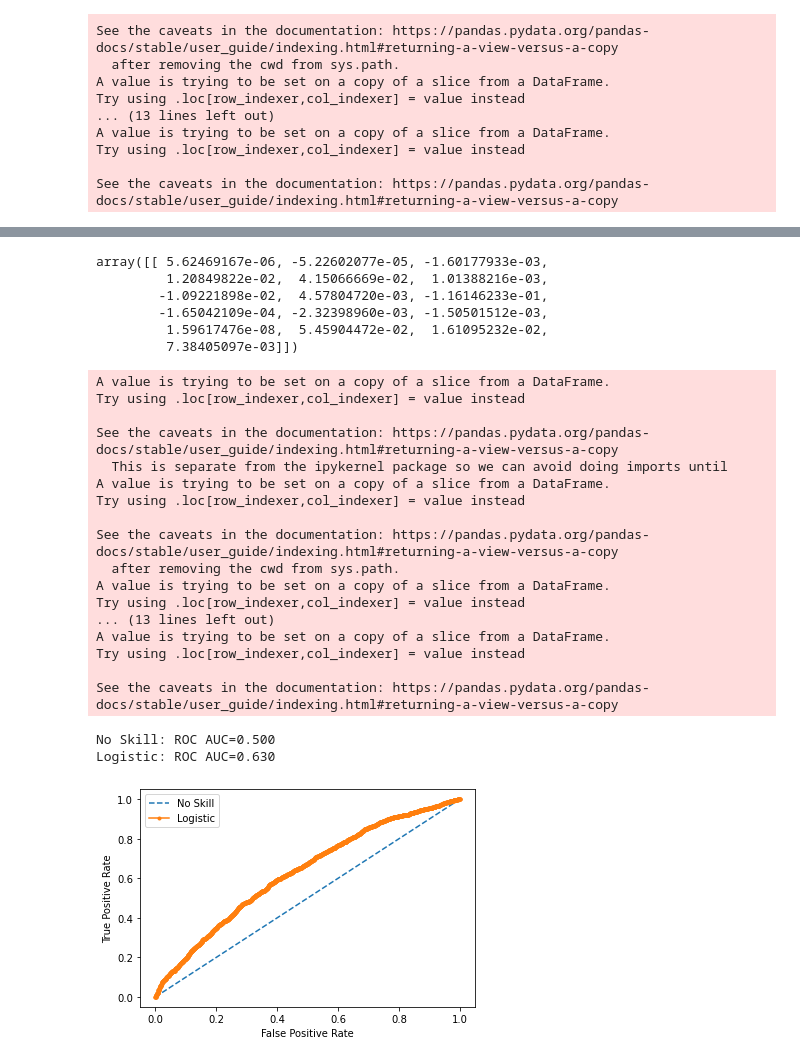
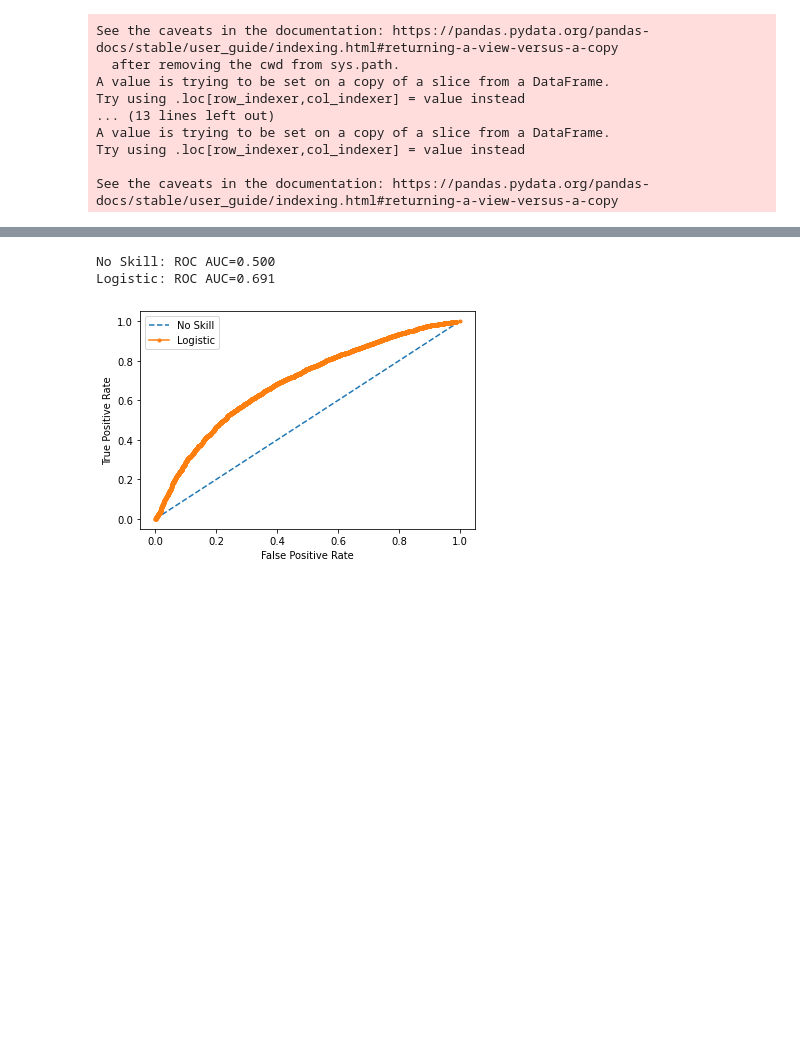
Before and after one commit to MarlonFacey/LoanDataLogReg, a Jupyter notebook: Loan Data EDA.ipynb, the cells around one changed output, grey strips where cells are left out. Saved outputs shown, nothing was run; the diff lists cells and outputs as text; code cells hidden in the pictures; blank space fills up the shorter version.

Commit message:
Cleaned up code, made it more correct as well

```diff
--- a/Loan Data EDA.ipynb
+++ b/Loan Data EDA.ipynb
@@ -28,7 +31,7 @@ small_dataset = full_dataset[-100000:]
 # %%
 columns = ['annual_inc', 'chargeoff_within_12_mths', 'delinq_2yrs', 'dti', 'emp_length', 'emp_title', 'funded_amnt',
            'home_ownership', 'inq_last_6mths', 'installment', 'int_rate', 'issue_d', 'loan_amnt', 'pub_rec',
-           'pub_rec_bankruptcies', 'revol_bal', 'term', 'total_acc', 'verification_status', 'loan_status']
+           'pub_rec_bankruptcies', 'purpose', 'revol_bal', 'term', 'total_acc', 'verification_status', 'loan_status']
 df = small_dataset[columns]
 # %%
 df['loan_status'].unique()
@@ -54,6 +88,10 @@ def clean_data(X):
     return X
+# %%
+# Wrote own function to preserve column names
+def normalize(X):
+    return (X-X.min())/(X.max()-X.min())
 # %%
-df = clean_data(df)
+df = clean_data(df[:100000])
 # %% [output]
 A value is trying to be set on a copy of a slice from a DataFrame.
 Try using .loc[row_indexer,col_indexer] = value instead
@@ -127,9 +166,14 @@ df.describe()
 # %%
-X = df.drop(columns=['loan_status'])
-# Still want to normalize but something weird is happening to data. Need more EDA.
-# X = preprocessing.normalize(X)
+train, test = train_test_split(df, train_size=0.80, random_state=1)
+train = train.fillna(0)
+test = test.fillna(0)
+X = train.drop(columns=['loan_status'])
+# Normalize Data (Using min max)
+X = normalize(X)
 # Note: Could also try multinomial logistic regression since the loan status doesnt necessarily have to be 0 or 1
-# Perhaps cluster robust estimator by loan type or some other variable
-Y = df['loan_status']
-log_reg = sm.Logit(Y, X).fit()
+# Perhaps cluster robust estimator by loan purpose or some other variable
+Y = train['loan_status']
+# Add regulariztion since otherwise with the normalized variables it wont converge
+log_reg = sm.Logit(Y, X).fit_regularized()
+# results = log_reg
 # %% [output]
@@ -175,58 +212,30 @@ model.fit(X, Y)
-# %%
-model.coef_
-# %% [output]
-array([[ 5.62469167e-06, -5.22602077e-05, -1.60177933e-03,
-         1.20849822e-02,  4.15066669e-02,  1.01388216e-03,
-        -1.09221898e-02,  4.57804720e-03, -1.16146233e-01,
-        -1.65042109e-04, -2.32398960e-03, -1.50501512e-03,
-         1.59617476e-08,  5.45904472e-02,  1.61095232e-02,
-         7.38405097e-03]])
 # %%
-# I just took this code from somewhere online, I wanted to find a way to make and roc curve with statsmodel but
-# couldnt figure out how
-validation_set = full_dataset[-110000:-100000]
-validation_df = validation_set[columns]
-validation_df = normalize(validation_df)
-X_test = validation_df.drop(columns=['loan_status'])
-y_test = validation_df['loan_status']
+# TO-DO: Precision Recall is better since we have a large class imbalance
+X_test = test.drop(columns=['loan_status'])
+X_test = normalize(X_test)
+y_test = test['loan_status']
 ns_probs = [0 for _ in range(len(y_test))]
-lr_probs = model.predict_proba(X_test)
-lr_probs = lr_probs[:, 1]
+lr_probs = log_reg.predict(X_test)
+lr_probs = lr_probs.reset_index(drop=True)
+lr_probs = lr_probs * (lr_probs > .5)
 ns_auc = roc_auc_score(y_test, ns_probs)
 lr_auc = roc_auc_score(y_test, lr_probs)
 print('No Skill: ROC AUC=%.3f' % (ns_auc))
 print('Logistic: ROC AUC=%.3f' % (lr_auc))
 # calculate roc curves
 ns_fpr, ns_tpr, _ = roc_curve(y_test, ns_probs)
 lr_fpr, lr_tpr, _ = roc_curve(y_test, lr_probs)
 # plot the roc curve for the model
 plt.plot(ns_fpr, ns_tpr, linestyle='--', label='No Skill')
 plt.plot(lr_fpr, lr_tpr, marker='.', label='Logistic')
 # axis labels
 plt.xlabel('False Positive Rate')
 plt.ylabel('True Positive Rate')
 # show the legend
 plt.legend()
 # show the plot
 plt.show()
 # %% [output]
-A value is trying to be set on a copy of a slice from a DataFrame.
-Try using .loc[row_indexer,col_indexer] = value instead
-
-See the caveats in the documentation: https://pandas.pydata.org/pandas-docs/stable/user_guide/indexing.html#returning-a-view-versus-a-copy
-  This is separate from the ipykernel package so we can avoid doing imports until
-A value is trying to be set on a copy of a slice from a DataFrame.
-Try using .loc[row_indexer,col_indexer] = value instead
-
-See the caveats in the documentation: https://pandas.pydata.org/pandas-docs/stable/user_guide/indexing.html#returning-a-view-versus-a-copy
-  after removing the cwd from sys.path.
-A value is trying to be set on a copy of a slice from a DataFrame.
-Try using .loc[row_indexer,col_indexer] = value instead
-... (13 lines left out)
-A value is trying to be set on a copy of a slice from a DataFrame.
-Try using .loc[row_indexer,col_indexer] = value instead
-
-See the caveats in the documentation: https://pandas.pydata.org/pandas-docs/stable/user_guide/indexing.html#returning-a-view-versus-a-copy
+No Skill: ROC AUC=0.500
+Logistic: ROC AUC=0.691
-No Skill: ROC AUC=0.500
-Logistic: ROC AUC=0.630
-[figure, old version]
+[figure, new version]
```
Also changed, not shown: parts of 24 cells of this notebook.
